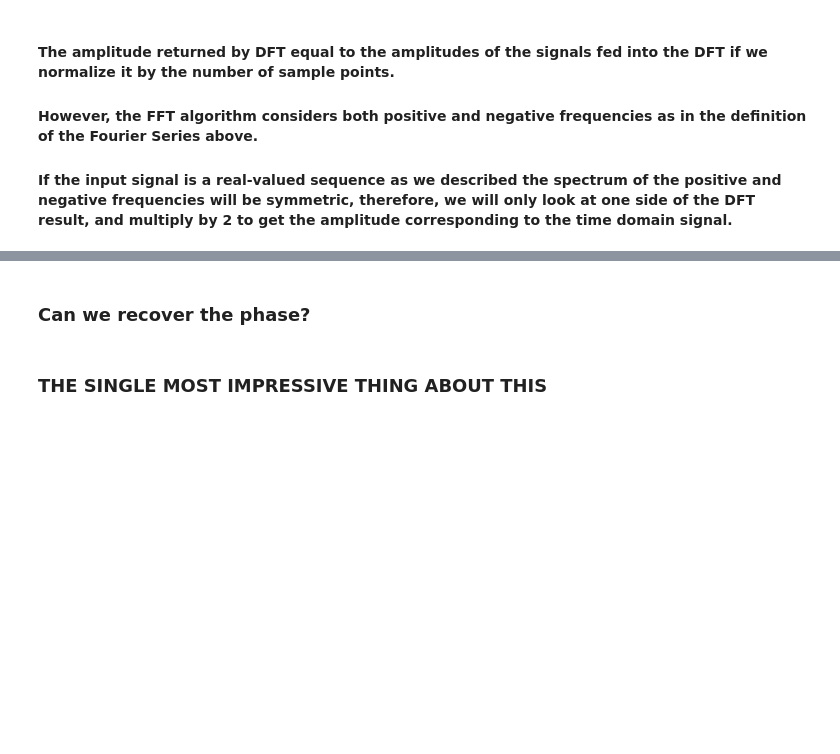
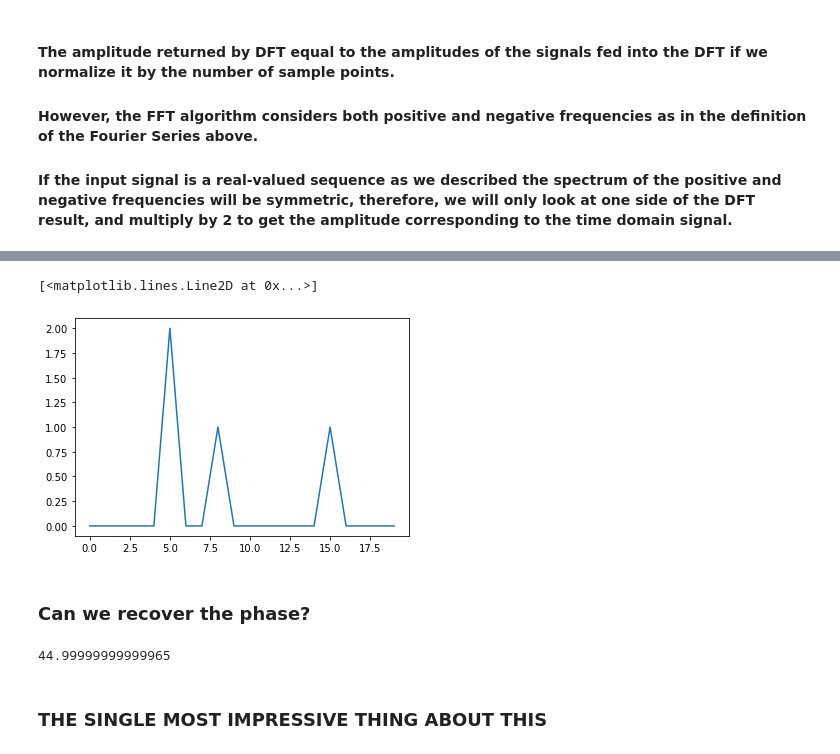
Before and after one commit to zsawdai/COGS108, a Jupyter notebook: Lectures/Fourier.ipynb, the cells around one changed output, grey strips where cells are left out. Drawn from its saved outputs; the diff is of its cells as text; code cells hidden in the pictures; blank space fills up the shorter version.

```diff
--- a/Lectures/Fourier.ipynb
+++ b/Lectures/Fourier.ipynb
@@ -240,13 +281,18 @@ f_n = np.arange(0,nf+1)/T
 print(xf[3][0:20])
 # %%
 amplitude = 2*np.abs(xf[4])/nsamp
-plt.plot(f_n,amplitude[0:nf+1])
+plt.plot(f_n[0:20],amplitude[0:20])
+# %% [output]
+[<matplotlib.lines.Line2D at 0x...>]
+[figure, added]
 # %% [markdown]
 ### Can we recover the phase?
 # %%
-p = np.angle(xf[4][5])
+p = np.angle(xf[4][15])
 p = p*180/np.pi
 print(p)
+# %% [output]
+44.99999999999965
 # %% [markdown]
 ### THE SINGLE MOST IMPRESSIVE THING ABOUT THIS
 # %%
```
Also changed, not shown: parts of 17 cells of this notebook.
